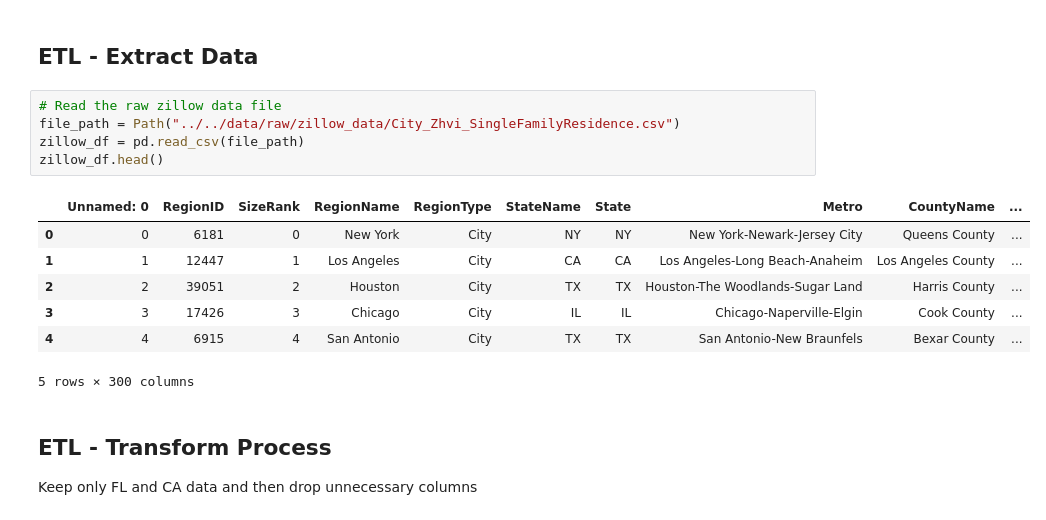
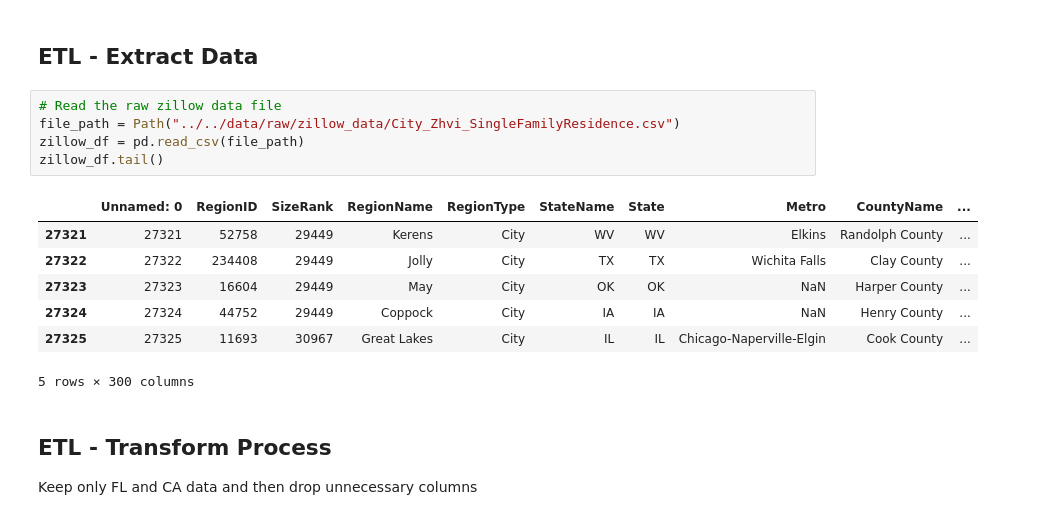
Before and after one commit to Jopinson/COVID19_Property_Pandemic, a Jupyter notebook: notebooks/ETL/ETL-Housing.ipynb, the cells around one changed output. Saved outputs shown, nothing was run; the diff lists cells and outputs as text.

```diff
--- a/notebooks/ETL/ETL-Housing.ipynb
+++ b/notebooks/ETL/ETL-Housing.ipynb
@@ -7,15 +7,15 @@ from path import Path
 # %%
 # Read the raw zillow data file
 file_path = Path("../../data/raw/zillow_data/City_Zhvi_SingleFamilyResidence.csv")
 zillow_df = pd.read_csv(file_path)
-zillow_df.head()
+zillow_df.tail()
 # %% [output]
 |  | Unnamed: 0 | RegionID | SizeRank | RegionName | RegionType | StateName | State | Metro | CountyName | ... |
-| 0 | 0 | 6181 | 0 | New York | City | NY | NY | New York-Newark-Jersey City | Queens County | ... |
-| 1 | 1 | 12447 | 1 | Los Angeles | City | CA | CA | Los Angeles-Long Beach-Anaheim | Los Angeles County | ... |
-| 2 | 2 | 39051 | 2 | Houston | City | TX | TX | Houston-The Woodlands-Sugar Land | Harris County | ... |
-| 3 | 3 | 17426 | 3 | Chicago | City | IL | IL | Chicago-Naperville-Elgin | Cook County | ... |
-| 4 | 4 | 6915 | 4 | San Antonio | City | TX | TX | San Antonio-New Braunfels | Bexar County | ... |
+| 27321 | 27321 | 52758 | 29449 | Kerens | City | WV | WV | Elkins | Randolph County | ... |
+| 27322 | 27322 | 234408 | 29449 | Jolly | City | TX | TX | Wichita Falls | Clay County | ... |
+| 27323 | 27323 | 16604 | 29449 | May | City | OK | OK | NaN | Harper County | ... |
+| 27324 | 27324 | 44752 | 29449 | Coppock | City | IA | IA | NaN | Henry County | ... |
+| 27325 | 27325 | 11693 | 30967 | Great Lakes | City | IL | IL | Chicago-Naperville-Elgin | Cook County | ... |
 5 rows × 300 columns
 # %% [markdown]
 ## ETL - Transform Process
```
Also changed, not shown: parts of 2 cells of this notebook.
